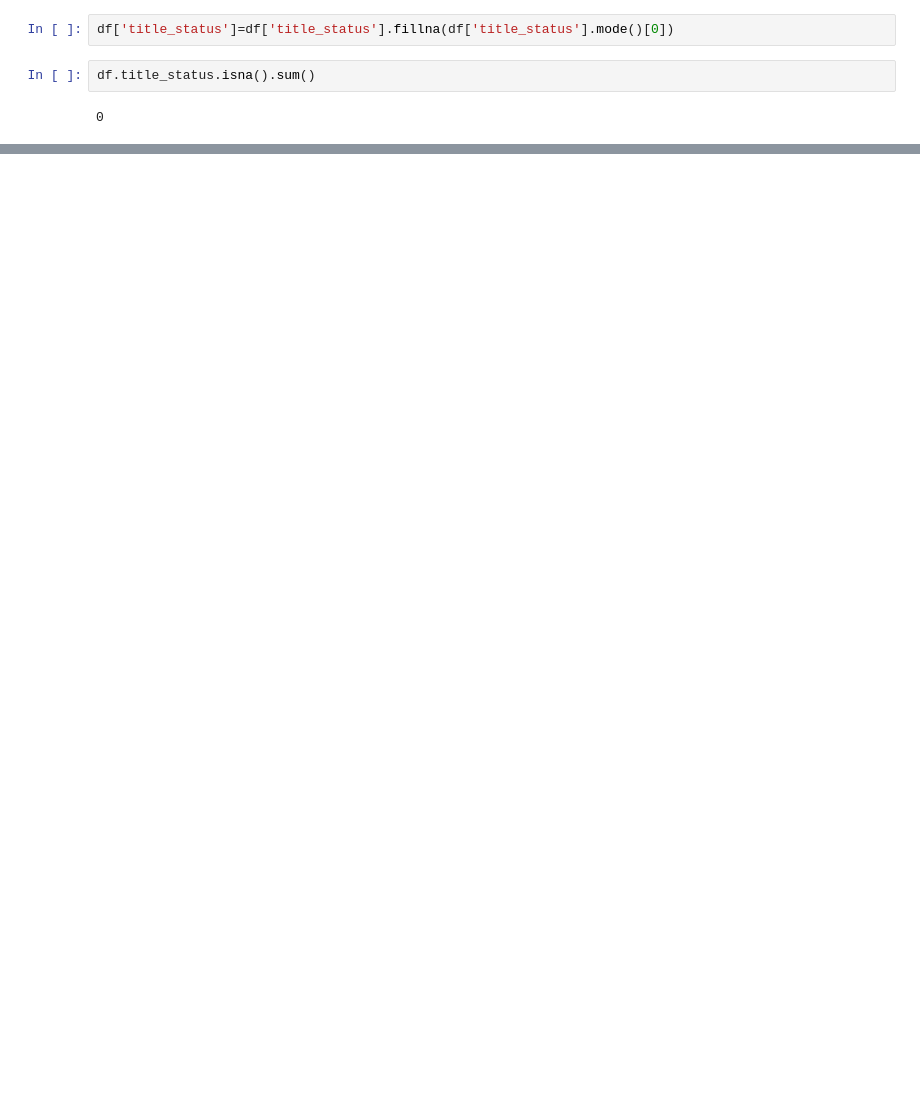
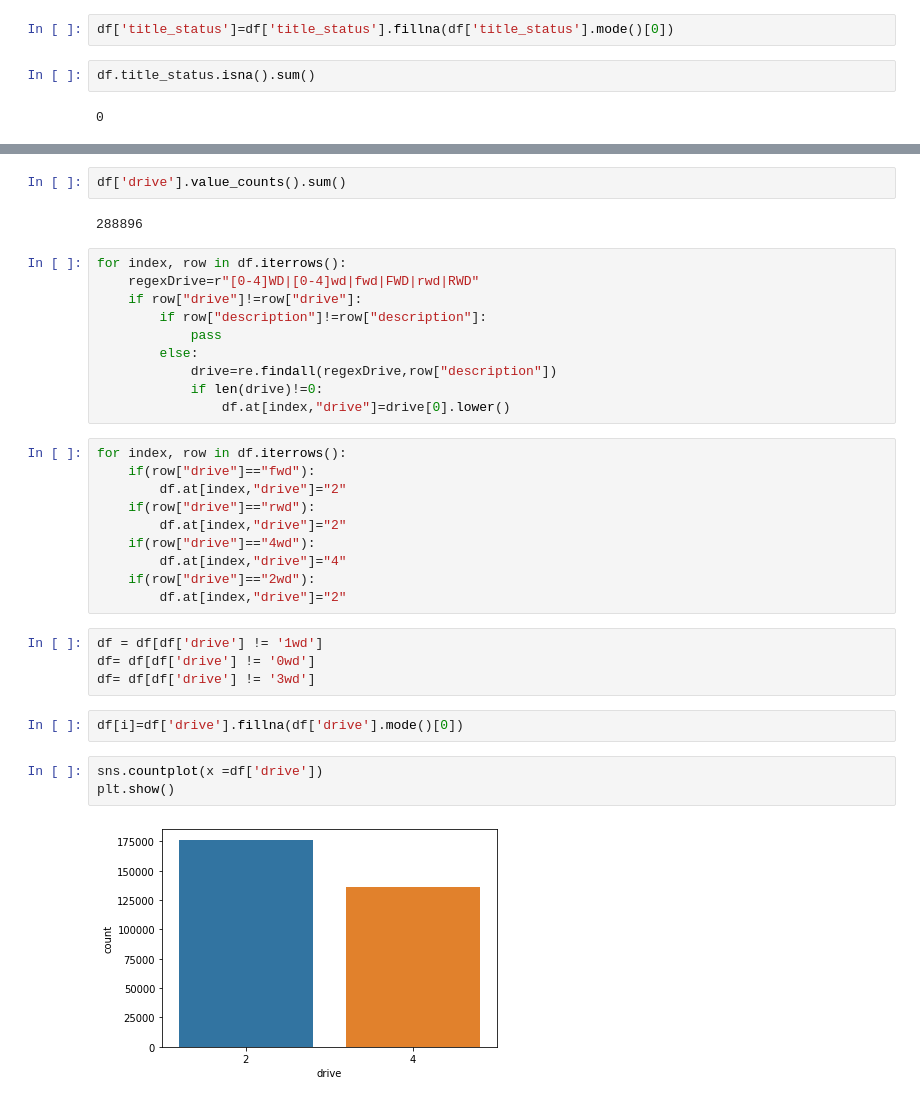
Before and after one commit to vkhanderao/Used-Cars-Price-Prediction, a Jupyter notebook: Code/Code (2).ipynb, the cells around one changed output, grey strips where cells are left out. Drawn from its saved outputs; the diff is of its cells as text; blank space fills up the shorter version.

```diff
--- a/Code/Code (2).ipynb
+++ b/Code/Code (2).ipynb
@@ -281,0 +323,35 @@ df.title_status.isna().sum()
+# %%
+df['drive'].value_counts().sum()
+# %% [output]
+288896
+# %%
+for index, row in df.iterrows():
+    regexDrive=r"[0-4]WD|[0-4]wd|fwd|FWD|rwd|RWD"
+    if row["drive"]!=row["drive"]:
+        if row["description"]!=row["description"]:
+            pass
+        else:
+            drive=re.findall(regexDrive,row["description"])
+            if len(drive)!=0:
+                df.at[index,"drive"]=drive[0].lower()
+# %%
+for index, row in df.iterrows():
+    if(row["drive"]=="fwd"):
+        df.at[index,"drive"]="2"
+    if(row["drive"]=="rwd"):
+        df.at[index,"drive"]="2"
+    if(row["drive"]=="4wd"):
+        df.at[index,"drive"]="4"
+    if(row["drive"]=="2wd"):
+        df.at[index,"drive"]="2"
+# %%
+df = df[df['drive'] != '1wd']
+df= df[df['drive'] != '0wd']
+df= df[df['drive'] != '3wd']
+# %%
+df[i]=df['drive'].fillna(df['drive'].mode()[0])
+# %%
+sns.countplot(x =df['drive'])
+plt.show()
+# %% [output]
+[figure, added]
```
Also changed, not shown: parts of 26 cells of this notebook.
